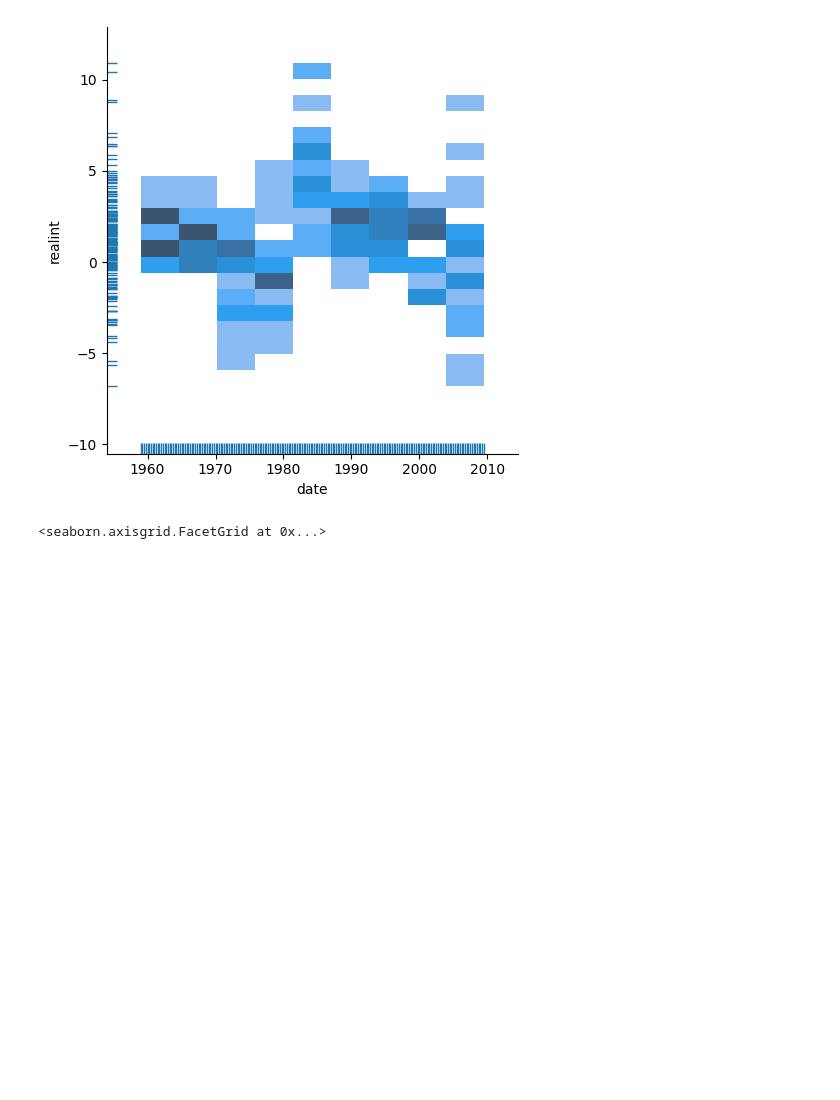
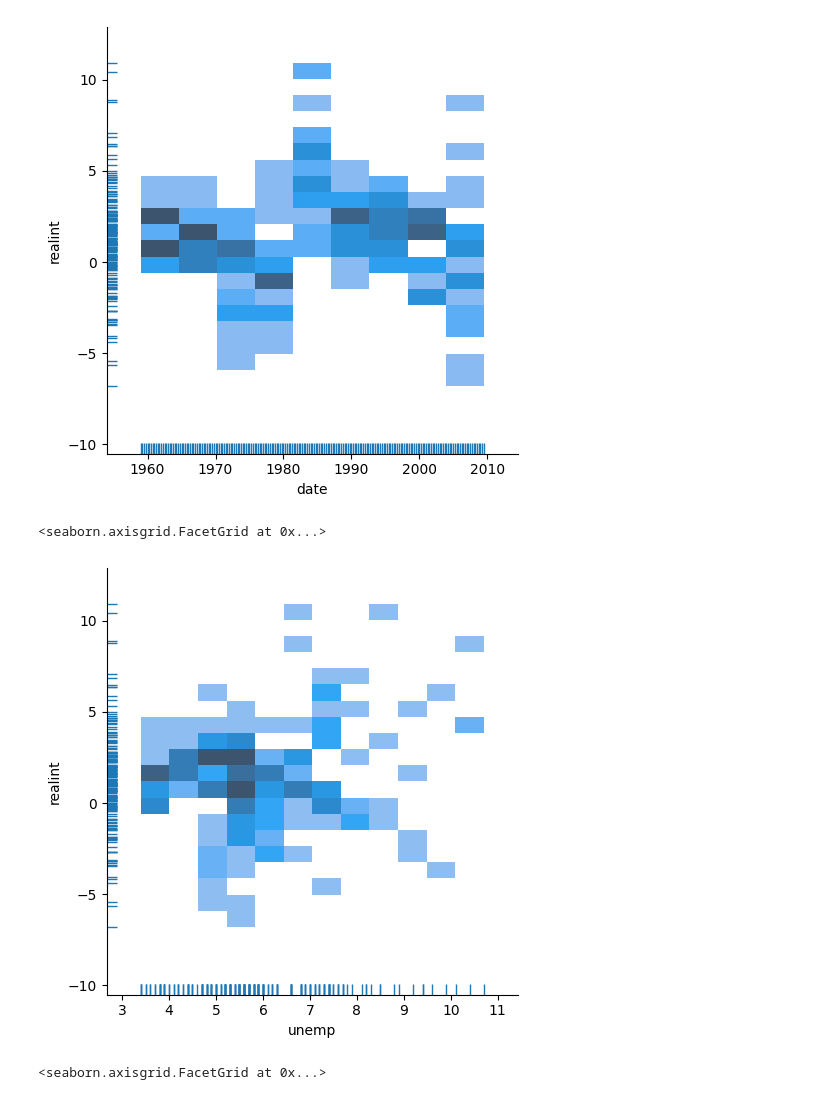
Before and after one commit to tylerchg/Personal-Project, a Jupyter notebook: Project 1/Codes for Project 1.ipynb, the cells around one changed output. Drawn from its saved outputs; the diff is of its cells as text; code cells hidden in the pictures; blank space fills up the shorter version.

```diff
--- a/Project 1/Codes for Project 1.ipynb
+++ b/Project 1/Codes for Project 1.ipynb
@@ -389,6 +389,11 @@ sns.displot(data = data, x = "date", y = "realint", rug = True)
 # %% [output]
 <seaborn.axisgrid.FacetGrid at 0x...>
 [figure]
+# %%
+sns.displot(data = data, x = "unemp", y = "realint", rug = True)
+# %% [output]
+<seaborn.axisgrid.FacetGrid at 0x...>
+[figure, added]
 # %%
 sns.displot(data = data, x = "realint", hue = "unemp", multiple = "stack")
 # %% [output]
```
Also changed, not shown: parts of 13 cells of this notebook, 1 other file.
